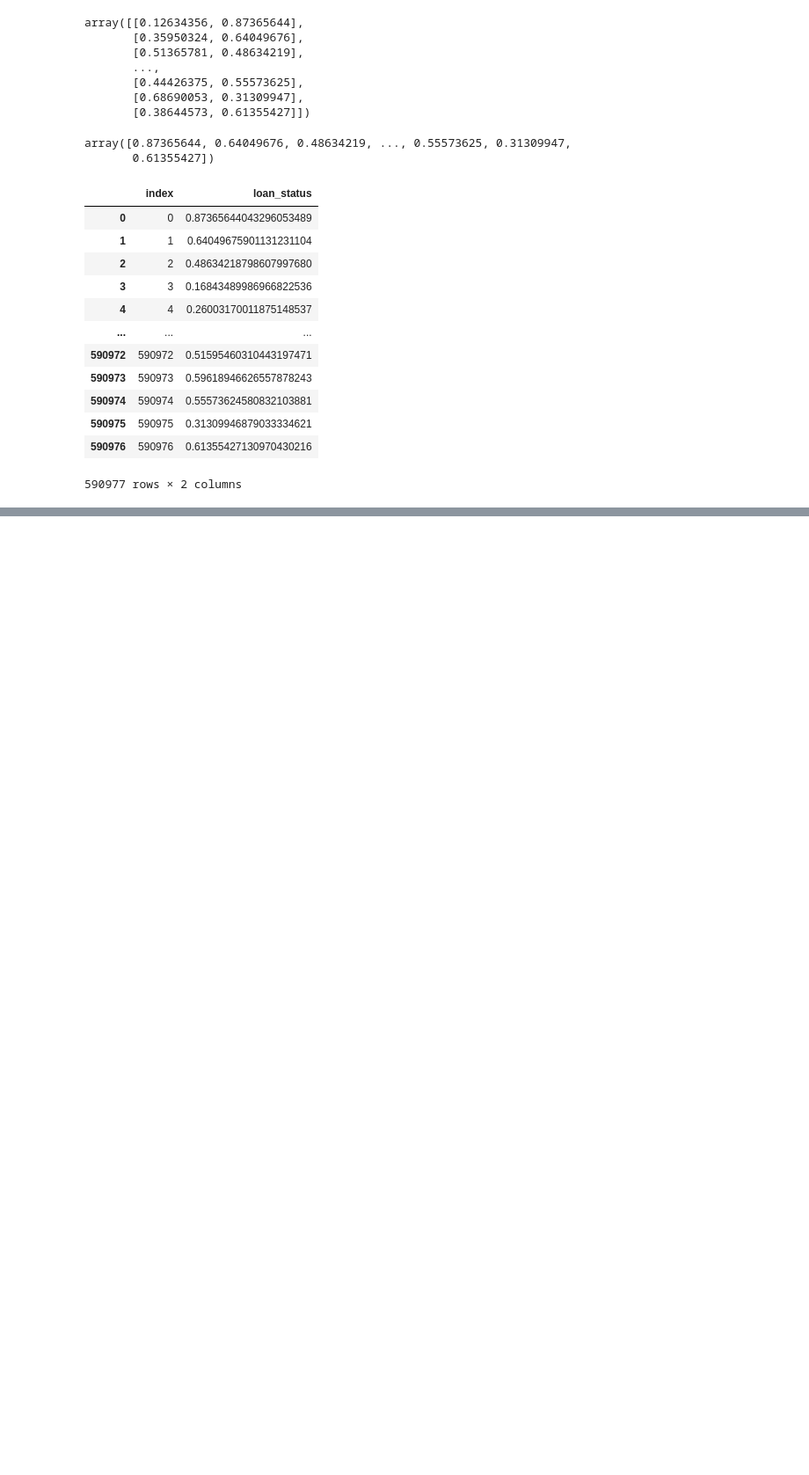
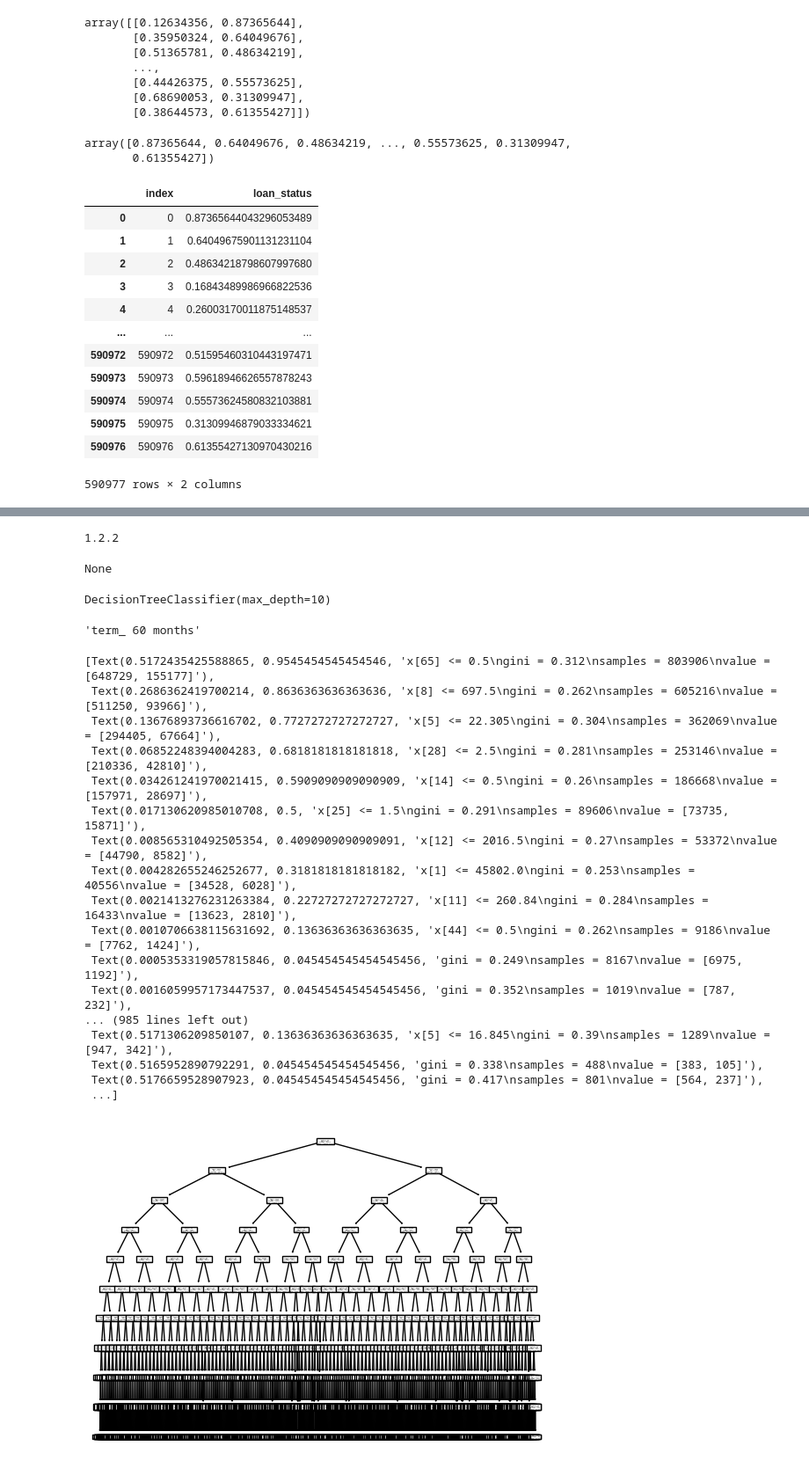
Before and after one commit to vladislavlisin/cft, a Jupyter notebook: cft.ipynb, the cells around one changed output, grey strips where cells are left out. Shown at 88% size. Drawn from its saved outputs; the diff is of its cells as text; code cells hidden in the pictures; blank space fills up the shorter version.

```diff
--- a/cft.ipynb
+++ b/cft.ipynb
@@ -2859,0 +3992,2 @@ answer
+# %%
+raw_df.int_rate = raw_df.int_rate.map(lambda x: float(x[:-1]))
@@ -2859,0 +4056,9 @@ answer
+# %%
+from sklearn.tree import DecisionTreeClassifier
+from sklearn.metrics import roc_auc_score
+from sklearn.impute import SimpleImputer
+
+from sklearn.model_selection import train_test_split
+
+imp = SimpleImputer(strategy="constant", fill_value=-999)
+enc_ds = pd.DataFrame(data=imp.fit_transform(enc_df), columns=cols).drop(columns=["index"], axis=1)
@@ -2859,0 +4211,10 @@ answer
+# %%
+
+
+X_train2, X_test2, y_train2, y_test2 = train_test_split(enc_ds.drop(columns=["int_rate"], axis=1),
+                                                        y.loan_status,
+                                                        stratify=y.loan_status,
+                                                        test_size=0.33,
+                                                        random_state=100
+                                                        )
+X_train2
@@ -2859,0 +4235,52 @@ answer
+# %%
+import sklearn
+
+print(sklearn.__version__)
+# %% [output]
+1.2.2
+# %%
+# int rate жестко перевешыывает остальные признаки
+
+from sklearn.utils.class_weight import compute_class_weight
+
+class_weight=None
+if False:
+      class_weight = compute_class_weight(class_weight="balanced", classes=[0,1], y=y.loan_status)
+      class_weight = dict(zip([0, 1], list(class_weight)))
+
+max_depth = 10
+print(class_weight)
+dtc = DecisionTreeClassifier(class_weight=class_weight,
+                             max_depth=max_depth
+                             )
+dtc.fit(X_train2, y_train2)
+# %% [output]
+None
+DecisionTreeClassifier(max_depth=10)
+# %%
+dtc.feature_names_in_[65]
+# %% [output]
+'term_ 60 months'
+# %%
+from sklearn.tree import plot_tree
+
+plot_tree(dtc)
+# %% [output]
+[Text(0.5172435425588865, 0.9545454545454546, 'x[65] <= 0.5\ngini = 0.312\nsamples = 803906\nvalue = [648729, 155177]'),
+ Text(0.2686362419700214, 0.8636363636363636, 'x[8] <= 697.5\ngini = 0.262\nsamples = 605216\nvalue = [511250, 93966]'),
+ Text(0.13676893736616702, 0.7727272727272727, 'x[5] <= 22.305\ngini = 0.304\nsamples = 362069\nvalue = [294405, 67664]'),
+ Text(0.06852248394004283, 0.6818181818181818, 'x[28] <= 2.5\ngini = 0.281\nsamples = 253146\nvalue = [210336, 42810]'),
+ Text(0.034261241970021415, 0.5909090909090909, 'x[14] <= 0.5\ngini = 0.26\nsamples = 186668\nvalue = [157971, 28697]'),
+ Text(0.017130620985010708, 0.5, 'x[25] <= 1.5\ngini = 0.291\nsamples = 89606\nvalue = [73735, 15871]'),
+ Text(0.008565310492505354, 0.4090909090909091, 'x[12] <= 2016.5\ngini = 0.27\nsamples = 53372\nvalue = [44790, 8582]'),
+ Text(0.004282655246252677, 0.3181818181818182, 'x[1] <= 45802.0\ngini = 0.253\nsamples = 40556\nvalue = [34528, 6028]'),
+ Text(0.0021413276231263384, 0.22727272727272727, 'x[11] <= 260.84\ngini = 0.284\nsamples = 16433\nvalue = [13623, 2810]'),
+ Text(0.0010706638115631692, 0.13636363636363635, 'x[44] <= 0.5\ngini = 0.262\nsamples = 9186\nvalue = [7762, 1424]'),
+ Text(0.0005353319057815846, 0.045454545454545456, 'gini = 0.249\nsamples = 8167\nvalue = [6975, 1192]'),
+ Text(0.0016059957173447537, 0.045454545454545456, 'gini = 0.352\nsamples = 1019\nvalue = [787, 232]'),
+... (985 lines left out)
+ Text(0.5171306209850107, 0.13636363636363635, 'x[5] <= 16.845\ngini = 0.39\nsamples = 1289\nvalue = [947, 342]'),
+ Text(0.5165952890792291, 0.045454545454545456, 'gini = 0.338\nsamples = 488\nvalue = [383, 105]'),
+ Text(0.5176659528907923, 0.045454545454545456, 'gini = 0.417\nsamples = 801\nvalue = [564, 237]'),
+ ...]
+[figure, added]
```
Also changed, not shown: parts of 144 cells of this notebook.
